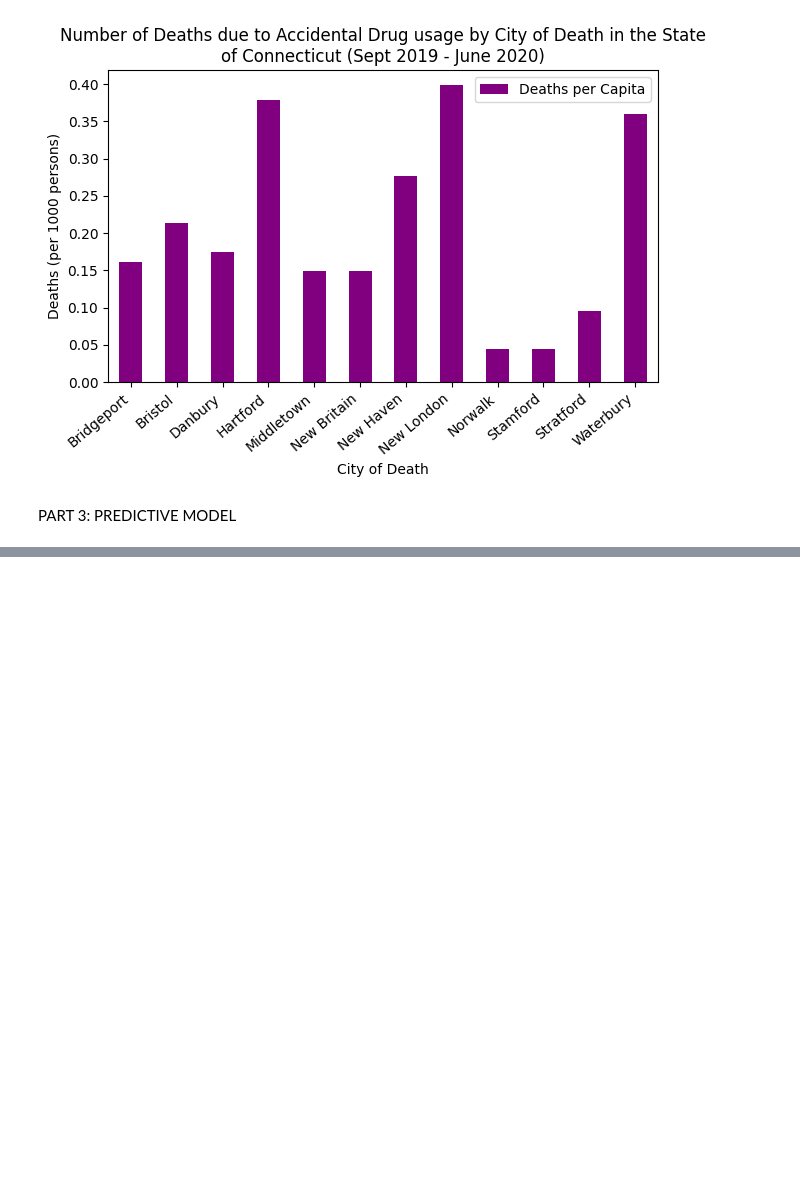
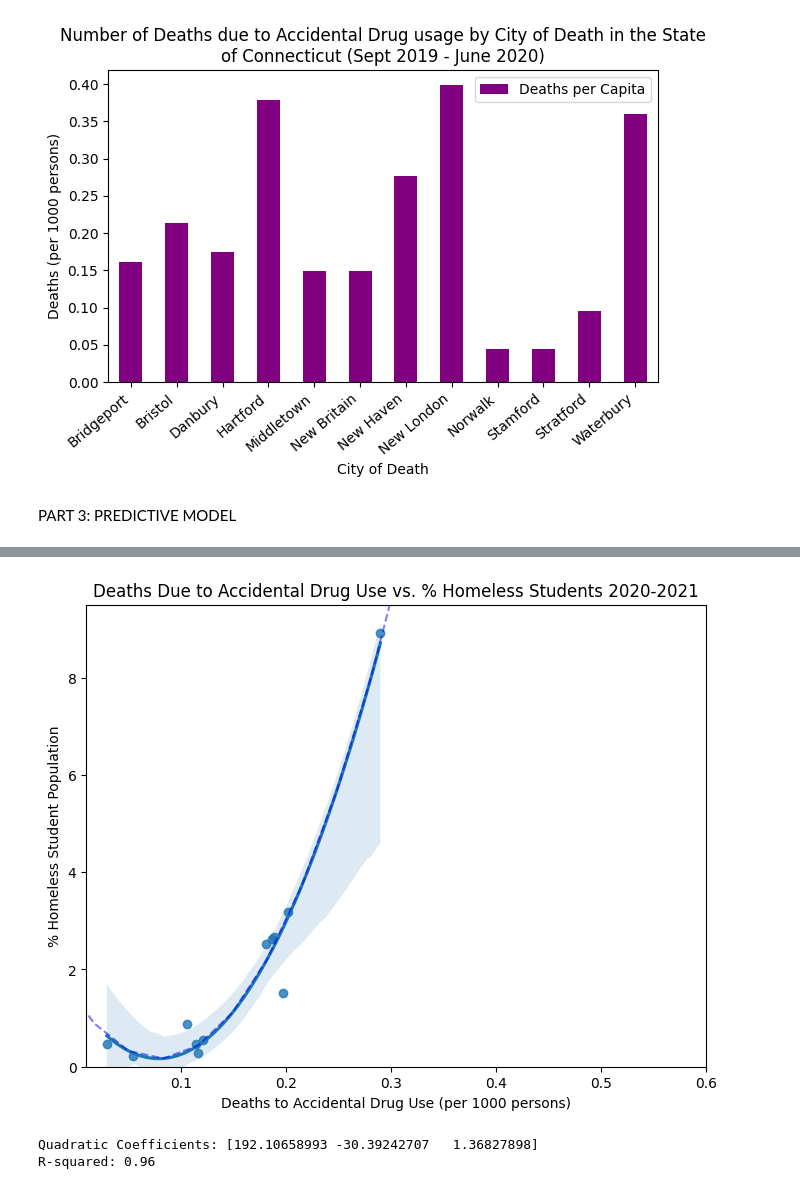
Before and after one commit to AidenManuel/CS2704-Final-Project, a Jupyter notebook: code/2019-2020.ipynb, the cells around one changed output, grey strips where cells are left out. Cells and saved outputs as stored; diff of their text form; code cells hidden in the pictures; blank space fills up the shorter version.

```diff
--- a/code/2019-2020.ipynb
+++ b/code/2019-2020.ipynb
@@ -310,0 +318,47 @@ R-squared: 0.7096
+# %%
+import numpy as np
+import sklearn.metrics as sk
+
+########
+## CALCULATE R-SQUARED VALUE
+#####
+
+def calcQuadStats(x, y):
+    coefficients = np.polyfit(x, y, 2)
+    y_pred = np.polyval(coefficients, x)
+
+    r_squared = sk.r2_score(y, y_pred)
+
+    print(f'Quadratic Coefficients: {coefficients}')
+    print(f'R-squared: {r_squared:.2f}')
+
+########
+## OVERLAYING A DOTTED GRAPH TO INDICATE THE PREDICTED VALUES
+#####
+def graphPrettification(x, y):
+    coefficients = np.polyfit(x, y, 2)
+
+    extended_x = np.linspace(min(x) -1, max(x) + 2, 100)
+    extended_y = np.polyval(coefficients, extended_x)
+
+    plt.plot(extended_x, extended_y, linestyle='dashed', color='blue', alpha=0.5, label='Extended Regression')
+
+########
+## QUADRATIC REGRESSION
+#####
+
+plt.figure(figsize=(8, 6))
+sns.regplot(x='Deaths per Capita', y='Proportion Homeless', data=df_combined, order=2)
+graphPrettification(df_combined['Deaths per Capita'], df_combined['Proportion Homeless'])
+plt.xlabel('Deaths to Accidental Drug Use (per 1000 persons)')
+plt.ylabel('% Homeless Student Population')
+plt.title('Deaths Due to Accidental Drug Use vs. % Homeless Students 2020-2021')
+plt.ylim(0, 9.5)
+plt.xlim(0.01, 0.6)
+plt.show()
+
+calcQuadStats(df_combined['Deaths per Capita'], df_combined['Proportion Homeless'])
+# %% [output]
+[figure, added]
+Quadratic Coefficients: [192.10658993 -30.39242707   1.36827898]
+R-squared: 0.96
```
Also changed, not shown: parts of 2 cells of this notebook, 2 other files.
